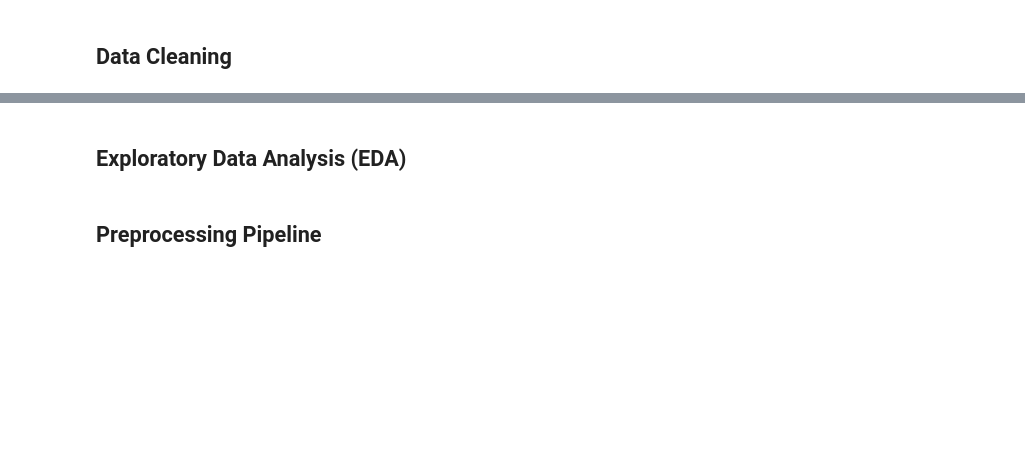
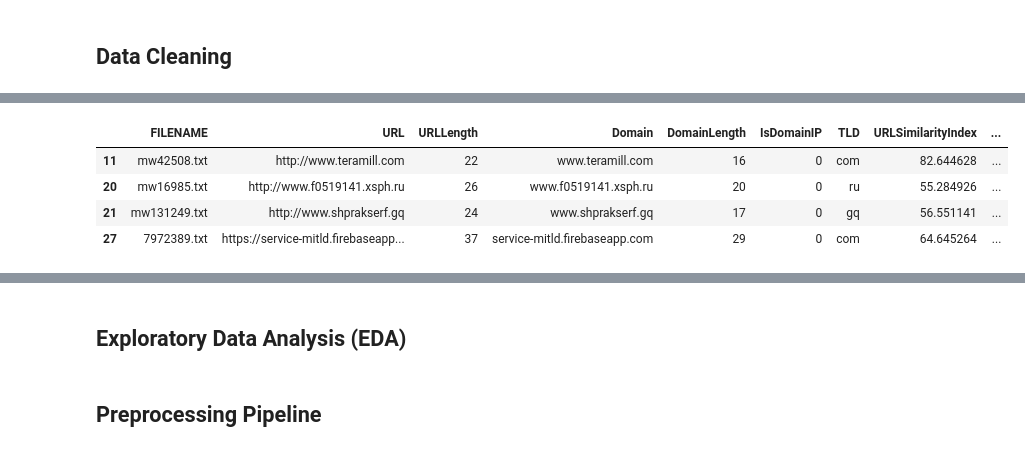
Before and after one commit to nafisa-n01/Phishing-URL-Detection, a Jupyter notebook: Phishing_URL_Detection.ipynb, the cells around one changed output, grey strips where cells are left out. Drawn from its saved outputs; the diff is of its cells as text; code cells hidden in the pictures; blank space fills up the shorter version.

```diff
--- a/Phishing_URL_Detection.ipynb
+++ b/Phishing_URL_Detection.ipynb
@@ -55,0 +119,8 @@ else:
+# %%
+df[df["label"] == 0].head(4)   # phishing
+# %% [output]
+|  | FILENAME | URL | URLLength | Domain | DomainLength | IsDomainIP | TLD | URLSimilarityIndex | ... |
+| 11 | mw42508.txt | http://www.teramill.com | 22 | www.teramill.com | 16 | 0 | com | 82.644628 | ... |
+| 20 | mw16985.txt | http://www.f0519141.xsph.ru | 26 | www.f0519141.xsph.ru | 20 | 0 | ru | 55.284926 | ... |
+| 21 | mw131249.txt | http://www.shprakserf.gq | 24 | www.shprakserf.gq | 17 | 0 | gq | 56.551141 | ... |
+| 27 | 7972389.txt | https://service-mitld.firebaseapp... | 37 | service-mitld.firebaseapp.com | 29 | 0 | com | 64.645264 | ... |
```
Also changed, not shown: parts of 30 cells of this notebook.
